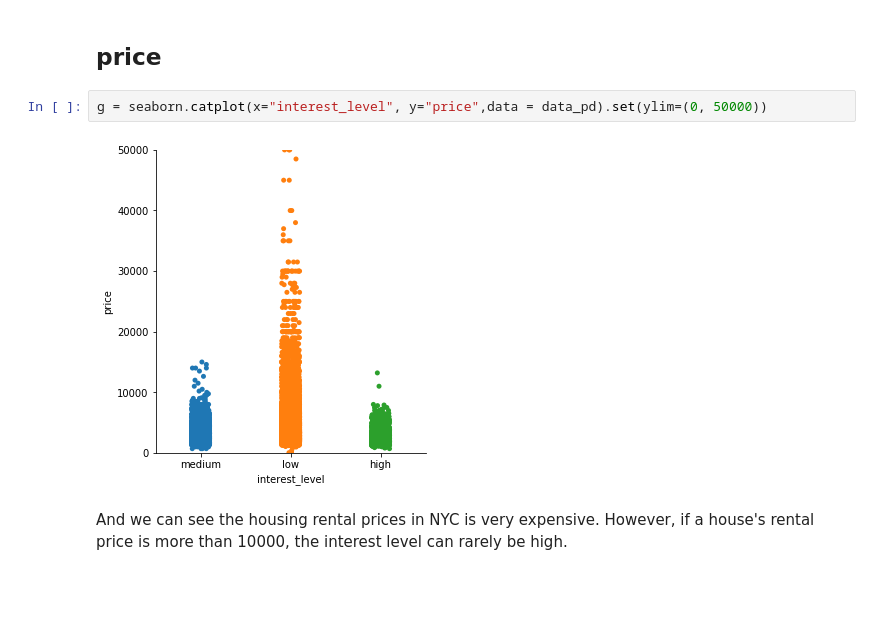
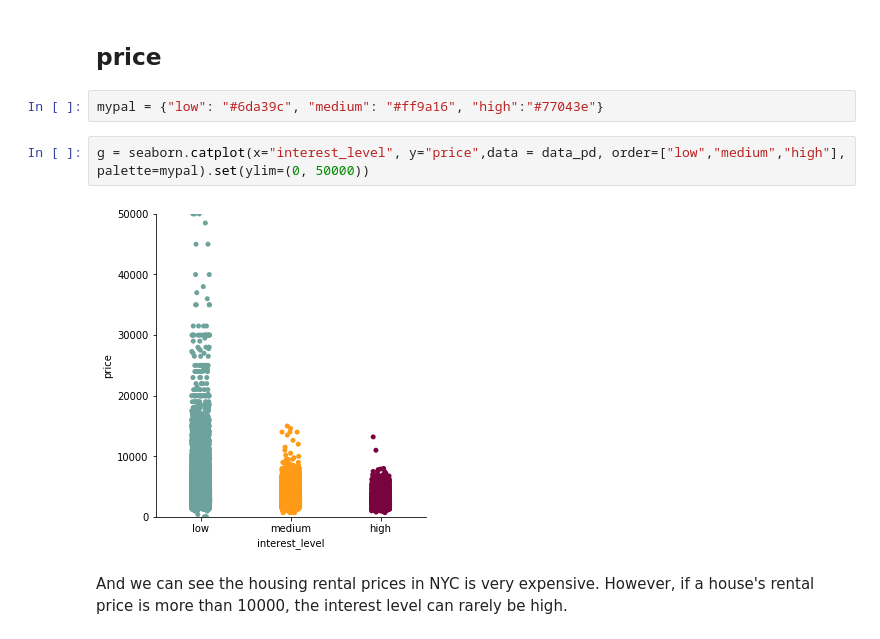
Before and after one commit to DrewPritchard/BigData_PSTAT235, a Jupyter notebook: Report.ipynb, the cells around one changed output. Cells and saved outputs as stored; diff of their text form; blank space fills up the shorter version.

```diff
--- a/Report.ipynb
+++ b/Report.ipynb
@@ -177,10 +197,12 @@ seaborn.catplot(x="interest_level", y="bedrooms", hue = "bathrooms",data = data_
 We have observed that if there are more than 5 bathrooms or more than 4 bathrooms in a house, the **interest_level** associated with that house can rarely be high
 # %% [markdown]
 ## price
+# %%
+mypal = {"low": "#6da39c", "medium": "#ff9a16", "high":"#77043e"}
 # %%
-g = seaborn.catplot(x="interest_level", y="price",data = data_pd).set(ylim=(0, 50000))
+g = seaborn.catplot(x="interest_level", y="price",data = data_pd, order=["low","medium","high"], palette=mypal).set(ylim=(0, 50000))
 # %% [output]
-[figure, old version]
+[figure, new version]
 # %% [markdown]
 And we can see the housing rental prices in NYC is very expensive. However, if a house's rental price is more than 10000, the interest level can rarely be high.
 # %% [markdown]
```
Also changed, not shown: parts of 35 cells of this notebook, 1 other file.
